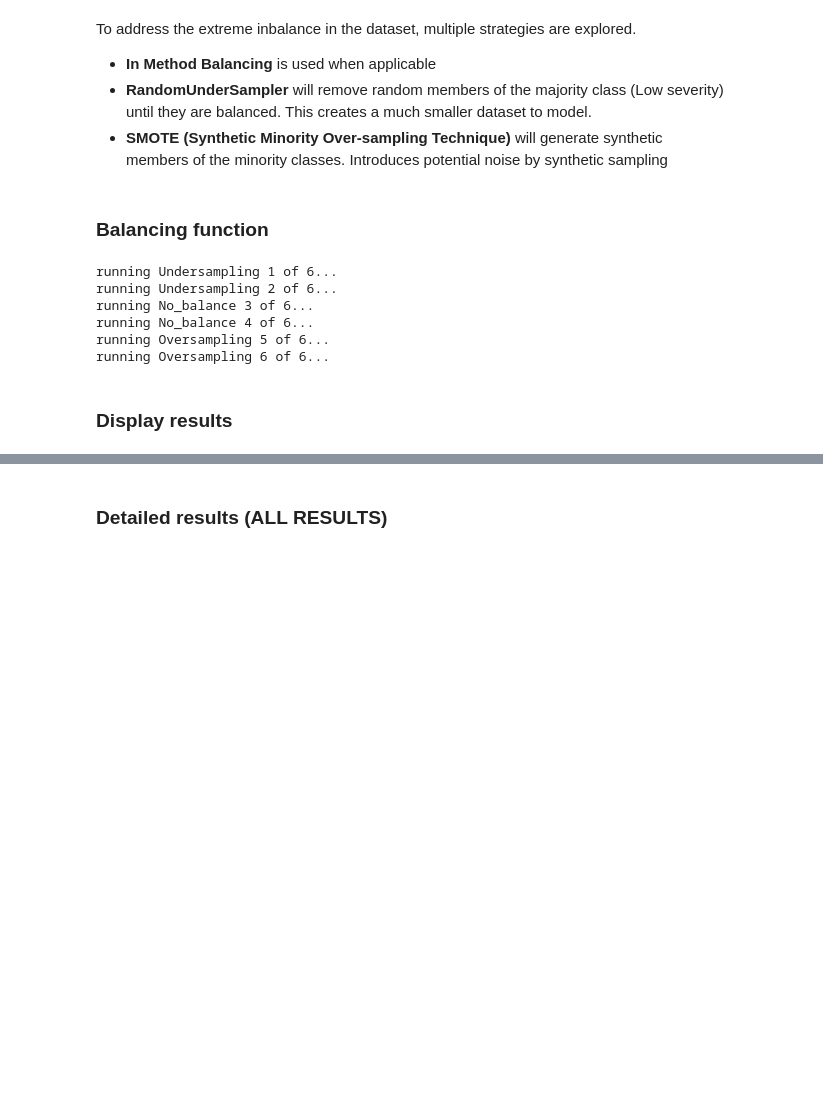
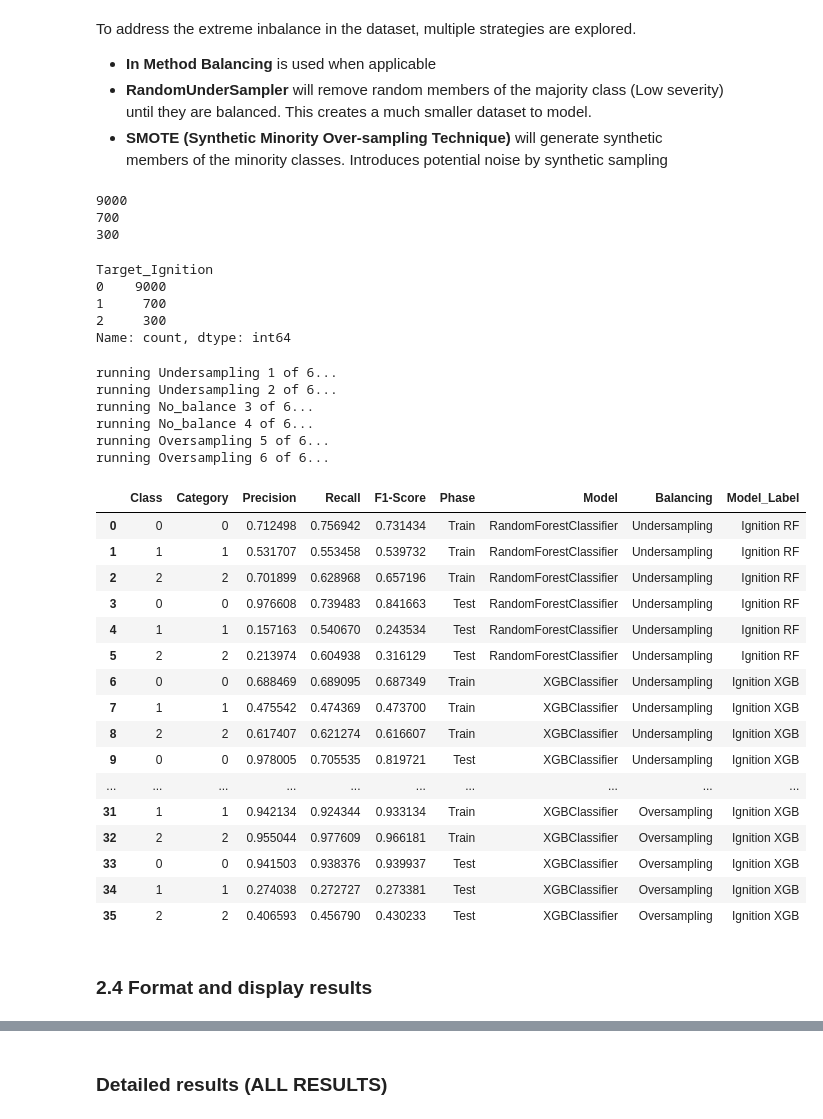
Before and after one commit to dustinlit/California-Wildfire-Ignition-ML-Modeling, a Jupyter notebook: notebooks/07_A_Fire_Ignition_Class_Balancing.ipynb, the cells around one changed output, grey strips where cells are left out. Drawn from its saved outputs; the diff is of its cells as text; code cells hidden in the pictures; blank space fills up the shorter version.

```diff
--- a/notebooks/07_A_Fire_Ignition_Class_Balancing.ipynb
+++ b/notebooks/07_A_Fire_Ignition_Class_Balancing.ipynb
@@ -112,5 +95,21 @@ To address the extreme inbalance in the dataset, multiple strategies are explore
 - **In Method Balancing** is used when applicable
 - **RandomUnderSampler** will remove random members of the majority class (Low severity) until they are balanced. This creates a much smaller dataset to model.
 - **SMOTE (Synthetic Minority Over-sampling Technique)** will generate synthetic members of the minority classes. Introduces potential noise by synthetic sampling
-# %% [markdown]
-### Balancing function
+# %%
+reform = pd.concat([X_ignition,y_ignition], axis=1)
+subset = balancing_subset_df(reform, 'Target_Ignition', 10000)
+
+y = subset['Target_Ignition']
+X = subset.drop(columns='Target_Ignition')
+# %% [output]
+9000
+700
+300
+# %%
+y.value_counts()
+# %% [output]
+Target_Ignition
+0    9000
+1     700
+2     300
+Name: count, dtype: int64
@@ -141,8 +143,28 @@ running No_balance 3 of 6...
 running No_balance 4 of 6...
 running Oversampling 5 of 6...
 running Oversampling 6 of 6...
+# %%
+all_results_df
+# %% [output]
+|  | Class | Category | Precision | Recall | F1-Score | Phase | Model | Balancing | Model_Label |
+| 0 | 0 | 0 | 0.712498 | 0.756942 | 0.731434 | Train | RandomForestClassifier | Undersampling | Ignition RF |
+| 1 | 1 | 1 | 0.531707 | 0.553458 | 0.539732 | Train | RandomForestClassifier | Undersampling | Ignition RF |
+| 2 | 2 | 2 | 0.701899 | 0.628968 | 0.657196 | Train | RandomForestClassifier | Undersampling | Ignition RF |
+| 3 | 0 | 0 | 0.976608 | 0.739483 | 0.841663 | Test | RandomForestClassifier | Undersampling | Ignition RF |
+| 4 | 1 | 1 | 0.157163 | 0.540670 | 0.243534 | Test | RandomForestClassifier | Undersampling | Ignition RF |
+| 5 | 2 | 2 | 0.213974 | 0.604938 | 0.316129 | Test | RandomForestClassifier | Undersampling | Ignition RF |
+| 6 | 0 | 0 | 0.688469 | 0.689095 | 0.687349 | Train | XGBClassifier | Undersampling | Ignition XGB |
+| 7 | 1 | 1 | 0.475542 | 0.474369 | 0.473700 | Train | XGBClassifier | Undersampling | Ignition XGB |
+| 8 | 2 | 2 | 0.617407 | 0.621274 | 0.616607 | Train | XGBClassifier | Undersampling | Ignition XGB |
+| 9 | 0 | 0 | 0.978005 | 0.705535 | 0.819721 | Test | XGBClassifier | Undersampling | Ignition XGB |
+| ... | ... | ... | ... | ... | ... | ... | ... | ... | ... |
+| 31 | 1 | 1 | 0.942134 | 0.924344 | 0.933134 | Train | XGBClassifier | Oversampling | Ignition XGB |
+| 32 | 2 | 2 | 0.955044 | 0.977609 | 0.966181 | Train | XGBClassifier | Oversampling | Ignition XGB |
+| 33 | 0 | 0 | 0.941503 | 0.938376 | 0.939937 | Test | XGBClassifier | Oversampling | Ignition XGB |
+| 34 | 1 | 1 | 0.274038 | 0.272727 | 0.273381 | Test | XGBClassifier | Oversampling | Ignition XGB |
+| 35 | 2 | 2 | 0.406593 | 0.456790 | 0.430233 | Test | XGBClassifier | Oversampling | Ignition XGB |
 # %% [markdown]
-### Display results
+### 2.4 Format and display results
 # %%
 strategy_summary = (
     all_results_df[all_results_df['Phase'] == 'Test']
```
Also changed, not shown: parts of 16 cells of this notebook, 20 other files.
